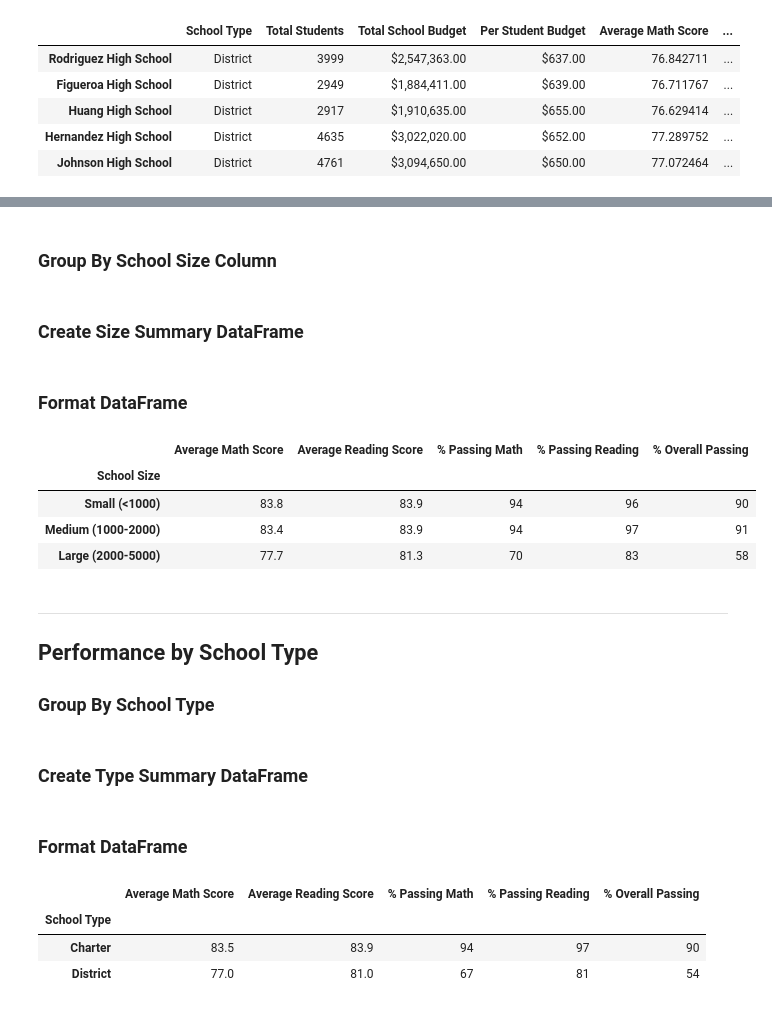
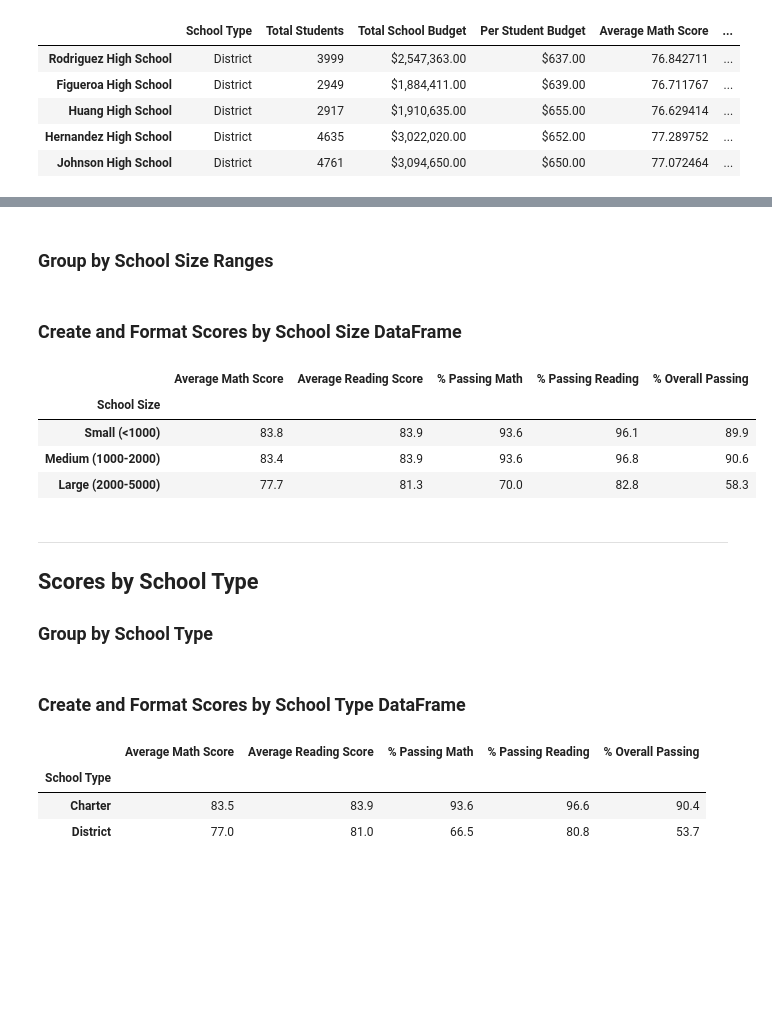
Before and after one commit to cdpeters/school-district-analysis-pandas, a Jupyter notebook: PyCitySchools_Challenge.ipynb, the cells around one changed output, grey strips where cells are left out. Saved outputs shown, nothing was run; the diff lists cells and outputs as text; code cells hidden in the pictures; blank space fills up the shorter version.

```diff
--- a/PyCitySchools_Challenge.ipynb
+++ b/PyCitySchools_Challenge.ipynb
@@ -1032,6 +1078,6 @@ group_names = ["Small (<1000)", "Medium (1000-2000)", "Large (2000-5000)"]
 per_school_summary_df["School Size"] = pd.cut(per_school_summary_df["Total Students"], size_bins, labels=group_names)
 # %% [markdown]
-### Group By School Size Column
+### Group by School Size Ranges
 # %%
 # Calculate averages by school size
 size_math_scores = per_school_summary_df.groupby(["School Size"]).mean()["Average Math Score"]
@@ -1042,39 +1088,37 @@ size_passing_math = per_school_summary_df.groupby(["School Size"]).mean()["% Pas
 size_passing_reading = per_school_summary_df.groupby(["School Size"]).mean()["% Passing Reading"]
 size_passing_both = per_school_summary_df.groupby(["School Size"]).mean()["% Overall Passing"]
 # %% [markdown]
-### Create Size Summary DataFrame
+### Create and Format Scores by School Size DataFrame
 # %%
 size_summary_df = pd.DataFrame({
     "Average Math Score": size_math_scores,
     "Average Reading Score": size_reading_scores,
     "% Passing Math": size_passing_math,
     "% Passing Reading": size_passing_reading,
     "% Overall Passing": size_passing_both,
 })
+
+# Format average columns
+size_summary_df["Average Math Score"] = size_summary_df["Average Math Score"].map("{:.1f}".format)
+size_summary_df["Average Reading Score"] = size_summary_df["Average Reading Score"].map("{:.1f}".format)
+
+# Format percentage columns
+size_summary_df["% Passing Math"] = size_summary_df["% Passing Math"].map("{:.1f}".format)
+size_summary_df["% Passing Reading"] = size_summary_df["% Passing Reading"].map("{:.1f}".format)
+size_summary_df["% Overall Passing"] = size_summary_df["% Overall Passing"].map("{:.1f}".format)
+
+size_summary_df
+# %% [output]
+|  | Average Math Score | Average Reading Score | % Passing Math | % Passing Reading | % Overall Passing |
+| School Size |  |  |  |  |  |
+| Small (<1000) | 83.8 | 83.9 | 93.6 | 96.1 | 89.9 |
+| Medium (1000-2000) | 83.4 | 83.9 | 93.6 | 96.8 | 90.6 |
+| Large (2000-5000) | 77.7 | 81.3 | 70.0 | 82.8 | 58.3 |
-# %% [markdown]
-### Format DataFrame
-# %%
-# Format average columns
-size_summary_df["Average Math Score"] = size_summary_df["Average Math Score"].map("{:.1f}".format)
-size_summary_df["Average Reading Score"] = size_summary_df["Average Reading Score"].map("{:.1f}".format)
-
-# Format percentage columns
-size_summary_df["% Passing Math"] = size_summary_df["% Passing Math"].map("{:.0f}".format)
-size_summary_df["% Passing Reading"] = size_summary_df["% Passing Reading"].map("{:.0f}".format)
-size_summary_df["% Overall Passing"] = size_summary_df["% Overall Passing"].map("{:.0f}".format)
-
-size_summary_df
-# %% [output]
-|  | Average Math Score | Average Reading Score | % Passing Math | % Passing Reading | % Overall Passing |
-| School Size |  |  |  |  |  |
-| Small (<1000) | 83.8 | 83.9 | 94 | 96 | 90 |
-| Medium (1000-2000) | 83.4 | 83.9 | 94 | 97 | 91 |
-| Large (2000-5000) | 77.7 | 81.3 | 70 | 83 | 58 |
 # %% [markdown]
 <hr />
 
-## Performance by School Type
-### Group By School Type
+## Scores by School Type
+### Group by School Type
 # %%
 # Calculate averages by school type
 type_math_scores = per_school_summary_df.groupby(["School Type"]).mean()["Average Math Score"]
@@ -1085,7 +1129,7 @@ type_passing_math = per_school_summary_df.groupby(["School Type"]).mean()["% Pas
 type_passing_reading = per_school_summary_df.groupby(["School Type"]).mean()["% Passing Reading"]
 type_passing_both = per_school_summary_df.groupby(["School Type"]).mean()["% Overall Passing"]
 # %% [markdown]
-### Create Type Summary DataFrame
+### Create and Format Scores by School Type DataFrame
 # %%
 # Assemble into DataFrame
 type_summary_df = pd.DataFrame({
@@ -1095,22 +1139,20 @@ type_summary_df = pd.DataFrame({
     "% Passing Reading": type_passing_reading,
     "% Overall Passing": type_passing_both,
 })
+
+# Format average columns
+type_summary_df["Average Math Score"] = type_summary_df["Average Math Score"].map("{:.1f}".format)
+type_summary_df["Average Reading Score"] = type_summary_df["Average Reading Score"].map("{:.1f}".format)
+
+# Format percentage columns
+type_summary_df["% Passing Math"] = type_summary_df["% Passing Math"].map("{:.1f}".format)
+type_summary_df["% Passing Reading"] = type_summary_df["% Passing Reading"].map("{:.1f}".format)
+type_summary_df["% Overall Passing"] = type_summary_df["% Overall Passing"].map("{:.1f}".format)
+
+type_summary_df
+# %% [output]
+|  | Average Math Score | Average Reading Score | % Passing Math | % Passing Reading | % Overall Passing |
+| School Type |  |  |  |  |  |
+| Charter | 83.5 | 83.9 | 93.6 | 96.6 | 90.4 |
+| District | 77.0 | 81.0 | 66.5 | 80.8 | 53.7 |
-# %% [markdown]
-### Format DataFrame
-# %%
-# Format average columns
-type_summary_df["Average Math Score"] = type_summary_df["Average Math Score"].map("{:.1f}".format)
-type_summary_df["Average Reading Score"] = type_summary_df["Average Reading Score"].map("{:.1f}".format)
-
-# Format percentage columns
-type_summary_df["% Passing Math"] = type_summary_df["% Passing Math"].map("{:.0f}".format)
-type_summary_df["% Passing Reading"] = type_summary_df["% Passing Reading"].map("{:.0f}".format)
-type_summary_df["% Overall Passing"] = type_summary_df["% Overall Passing"].map("{:.0f}".format)
-
-type_summary_df
-# %% [output]
-|  | Average Math Score | Average Reading Score | % Passing Math | % Passing Reading | % Overall Passing |
-| School Type |  |  |  |  |  |
-| Charter | 83.5 | 83.9 | 94 | 97 | 90 |
-| District | 77.0 | 81.0 | 67 | 81 | 54 |
 # %% [markdown]
```
Also changed, not shown: parts of 140 cells of this notebook, 2 other files.
